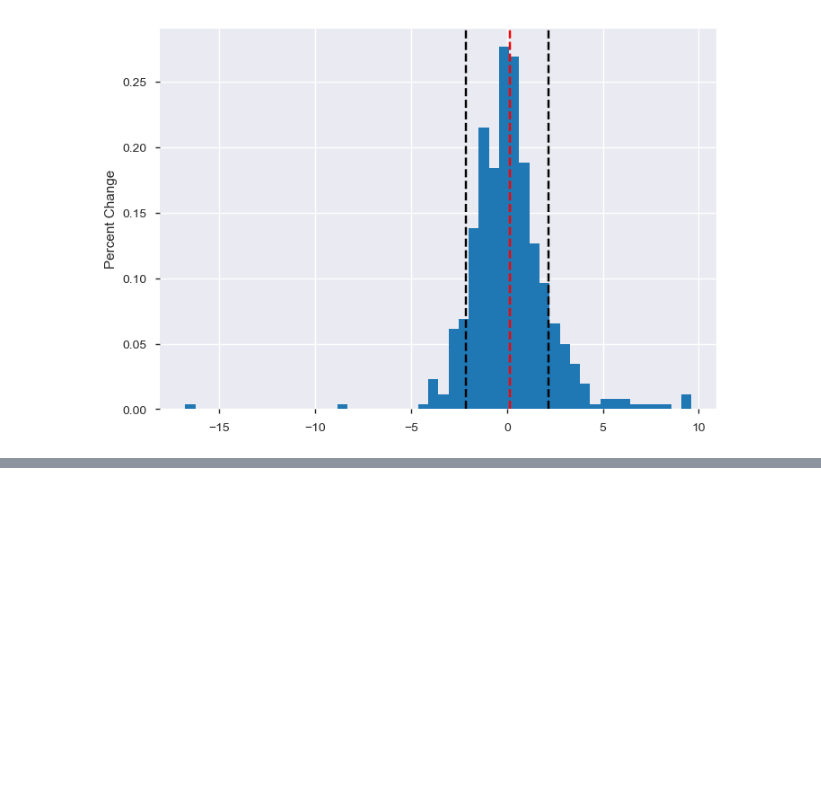
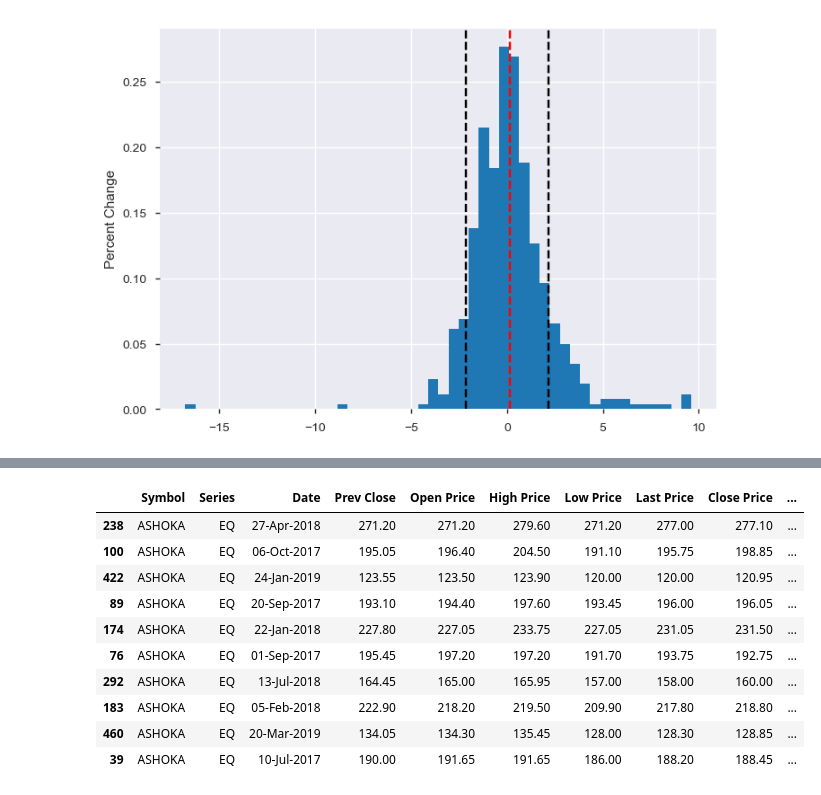
Before and after one commit to atkrish0/securitized-asset-analysis, a Jupyter notebook: 2 - Plotting in Financial Markets (Mindtree).ipynb, the cells around one changed output, grey strips where cells are left out. Saved outputs shown, nothing was run; the diff lists cells and outputs as text; code cells hidden in the pictures; blank space fills up the shorter version.

Commit message:
Separate df with close price for 5 indiv stocks

```diff
--- a/2 - Plotting in Financial Markets (Mindtree).ipynb
+++ b/2 - Plotting in Financial Markets (Mindtree).ipynb
@@ -259,0 +266,20 @@ plt.show()
+# %%
+ashoka = pd.read_csv('D:/DS/ASHOKA.csv')
+suzlon = pd.read_csv('D:/DS/SUZLON.csv')
+jet = pd.read_csv('D:/DS/JETAIRWAYS.csv')
+fortis = pd.read_csv('D:/DS/FORTIS.csv')
+raymond = pd.read_csv('D:/DS/RAYMOND.csv')
+# %%
+ashoka.sample(10)
+# %% [output]
+|  | Symbol | Series | Date | Prev Close | Open Price | High Price | Low Price | Last Price | Close Price | ... |
+| 238 | ASHOKA | EQ | 27-Apr-2018 | 271.20 | 271.20 | 279.60 | 271.20 | 277.00 | 277.10 | ... |
+| 100 | ASHOKA | EQ | 06-Oct-2017 | 195.05 | 196.40 | 204.50 | 191.10 | 195.75 | 198.85 | ... |
+| 422 | ASHOKA | EQ | 24-Jan-2019 | 123.55 | 123.50 | 123.90 | 120.00 | 120.00 | 120.95 | ... |
+| 89 | ASHOKA | EQ | 20-Sep-2017 | 193.10 | 194.40 | 197.60 | 193.45 | 196.00 | 196.05 | ... |
+| 174 | ASHOKA | EQ | 22-Jan-2018 | 227.80 | 227.05 | 233.75 | 227.05 | 231.05 | 231.50 | ... |
+| 76 | ASHOKA | EQ | 01-Sep-2017 | 195.45 | 197.20 | 197.20 | 191.70 | 193.75 | 192.75 | ... |
+| 292 | ASHOKA | EQ | 13-Jul-2018 | 164.45 | 165.00 | 165.95 | 157.00 | 158.00 | 160.00 | ... |
+| 183 | ASHOKA | EQ | 05-Feb-2018 | 222.90 | 218.20 | 219.50 | 209.90 | 217.80 | 218.80 | ... |
+| 460 | ASHOKA | EQ | 20-Mar-2019 | 134.05 | 134.30 | 135.45 | 128.00 | 128.30 | 128.85 | ... |
+| 39 | ASHOKA | EQ | 10-Jul-2017 | 190.00 | 191.65 | 191.65 | 186.00 | 188.20 | 188.45 | ... |
```
Also changed, not shown: parts of 9 cells of this notebook.
